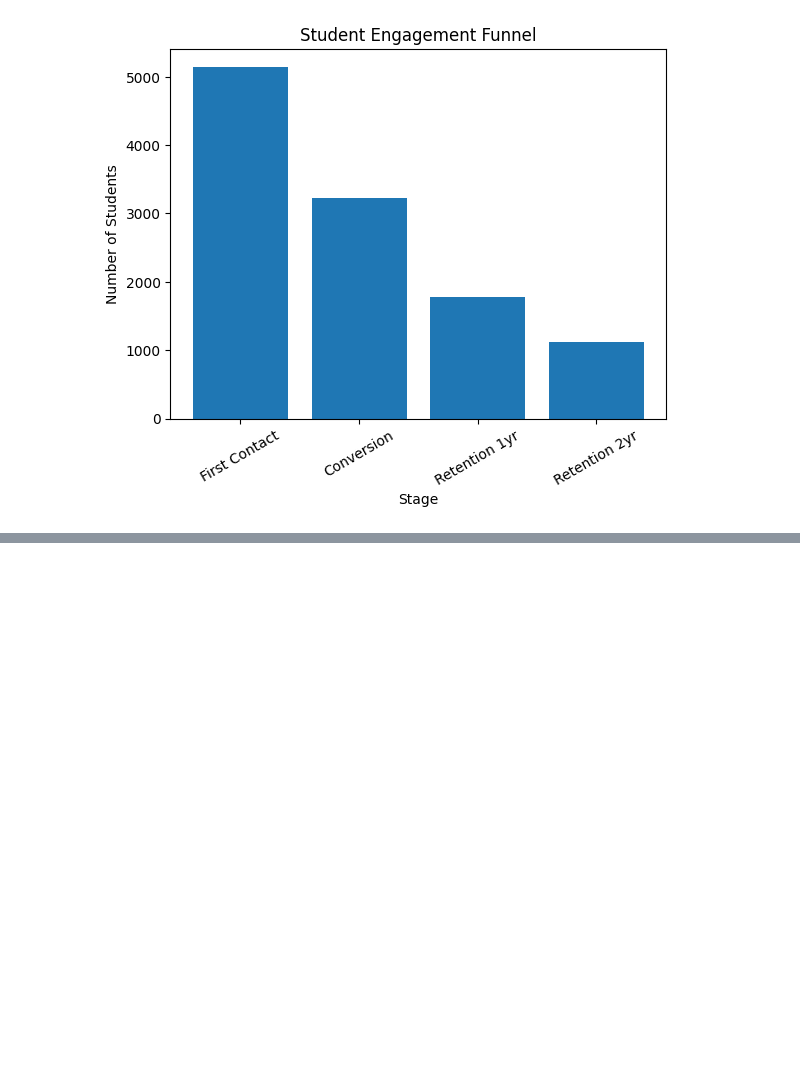
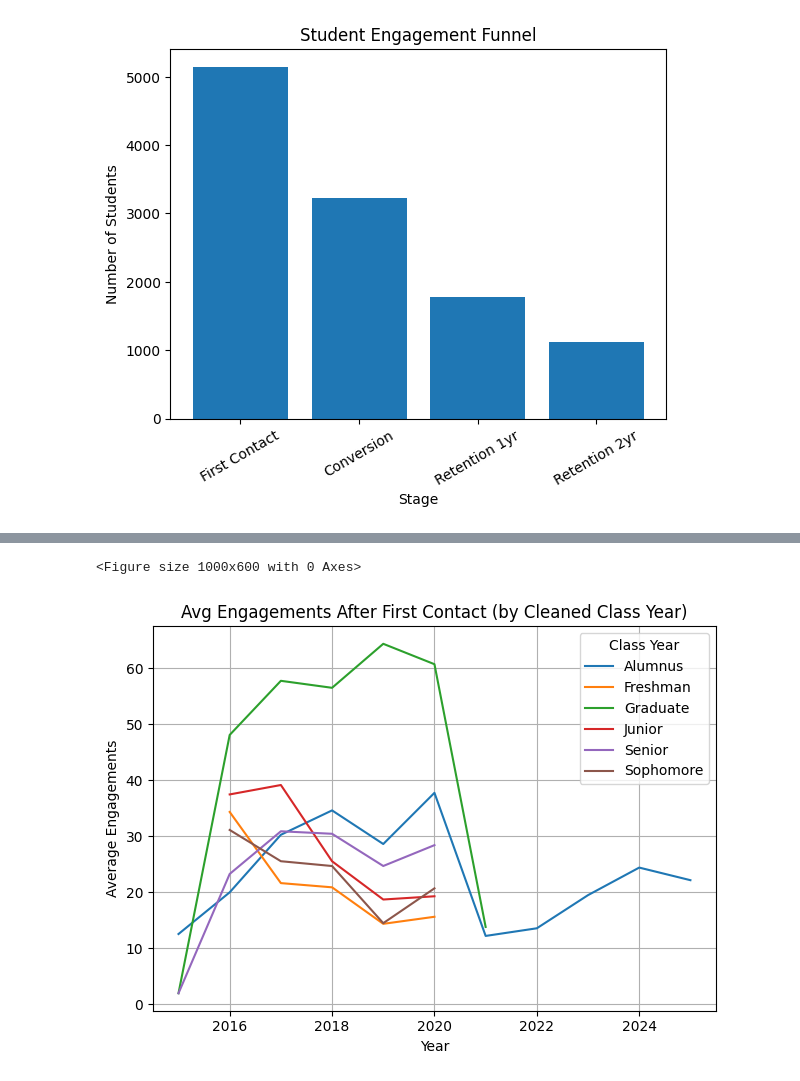
Before and after one commit to Ethan-R-Peterson/smtd-engagement-analysis, a Jupyter notebook: analysis3.ipynb, the cells around one changed output, grey strips where cells are left out. Saved outputs shown, nothing was run; the diff lists cells and outputs as text; code cells hidden in the pictures; blank space fills up the shorter version.

```diff
--- a/analysis3.ipynb
+++ b/analysis3.ipynb
@@ -115,0 +277,48 @@ plt.show()
+# %%
+import matplotlib.pyplot as plt
+
+# --- Step 1: Find first engagement per student ---
+first_engagement = (
+    df.groupby("student_id")[["year", "term_num"]]
+    .min()
+    .reset_index()
+    .rename(columns={"year": "first_year", "term_num": "first_term"})
+)
+
+# --- Step 2: Merge first engagement info back ---
+df2 = df.merge(first_engagement, on="student_id")
+
+# --- Step 3: Keep only engagements after first contact ---
+df_post = df2[
+    (df2["year"] > df2["first_year"]) |
+    ((df2["year"] == df2["first_year"]) & (df2["term_num"] > df2["first_term"]))
+]
+
+# --- Step 4: Count post-first-contact engagements per student per year, using cleaned class year ---
+post_counts = (
+    df_post.groupby(["student_id", "year", "registrar_class_year_clean"])["experience_id"]
+    .count()
+    .reset_index(name="engagements")
+)
+
+# --- Step 5: Compute average engagements per year by cleaned class year ---
+avg_post_by_class = (
+    post_counts.groupby(["year", "registrar_class_year_clean"])["engagements"]
+    .mean()
+    .unstack()
+)
+
+# --- Step 6: Plot ---
+plt.figure(figsize=(10,6))
+avg_post_by_class.plot()
+plt.title("Avg Engagements After First Contact (by Cleaned Class Year)")
+plt.xlabel("Year")
+plt.ylabel("Average Engagements")
+plt.xticks(rotation=0)
+plt.legend(title="Class Year")
+plt.grid(True)
+plt.tight_layout()
+plt.show()
+# %% [output]
+<Figure size 1000x600 with 0 Axes>
+[figure, added]
```
Also changed, not shown: parts of 6 cells of this notebook.
